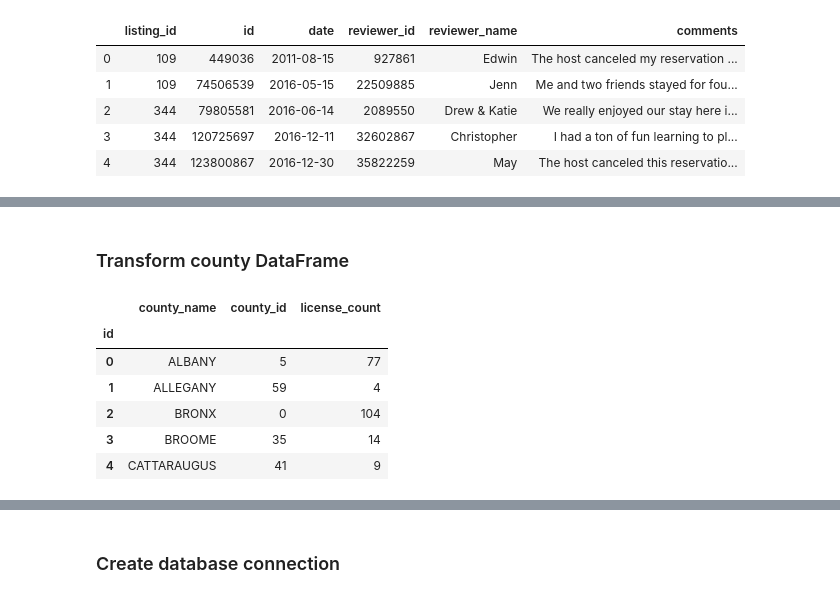
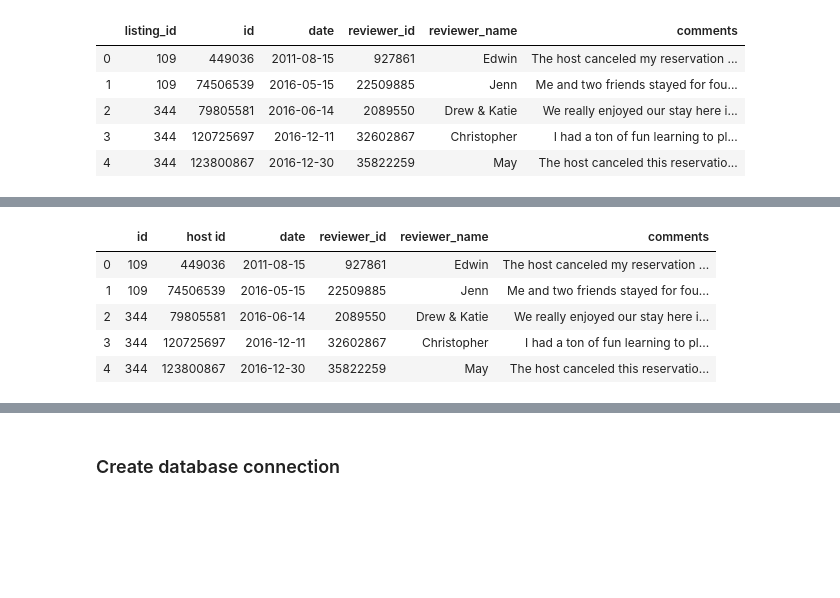
Before and after one commit to 9527-ol/ETL, a Jupyter notebook: Code/pandas_etl.ipynb, the cells around one changed output, grey strips where cells are left out. Drawn from its saved outputs; the diff is of its cells as text; code cells hidden in the pictures; blank space fills up the shorter version.

```diff
--- a/Code/pandas_etl.ipynb
+++ b/Code/pandas_etl.ipynb
@@ -86,24 +52,12 @@ premise_transformed.head()
-# %% [markdown]
-### Transform county DataFrame
-# %%
-county_cols = ["ID", "County Name (Licensee)", "County ID Code", "License Count"]
-county_transformed = county_df[county_cols].copy()
-
-# Rename the column headers
-county_transformed = county_transformed.rename(columns={"ID": "id",
-                                                         "County Name (Licensee)": "county_name",
-                                                         "License Count": "license_count",
-                                                         "County ID Code": "county_id"})
-
-# Set index
-county_transformed.set_index("id", inplace=True)
-
-county_transformed.head()
-# %% [output]
-|  | county_name | county_id | license_count |
-| id |  |  |  |
-| 0 | ALBANY | 5 | 77 |
-| 1 | ALLEGANY | 59 | 4 |
-| 2 | BRONX | 0 | 104 |
-| 3 | BROOME | 35 | 14 |
-| 4 | CATTARAUGUS | 41 | 9 |
+# %%
+# Change index column name in review dataframe so both dataframes can join
+raw_reviews_df_id = raw_reviews_df.rename(columns={"listing_id": "id",
+                                                   "id":"host id"})
+raw_reviews_df_id.head(5)
+# %% [output]
+|  | id | host id | date | reviewer_id | reviewer_name | comments |
+| 0 | 109 | 449036 | 2011-08-15 | 927861 | Edwin | The host canceled my reservation ... |
+| 1 | 109 | 74506539 | 2016-05-15 | 22509885 | Jenn | Me and two friends stayed for fou... |
+| 2 | 344 | 79805581 | 2016-06-14 | 2089550 | Drew & Katie | We really enjoyed our stay here i... |
+| 3 | 344 | 120725697 | 2016-12-11 | 32602867 | Christopher | I had a ton of fun learning to pl... |
+| 4 | 344 | 123800867 | 2016-12-30 | 35822259 | May | The host canceled this reservatio... |
```
Also changed, not shown: parts of 14 cells of this notebook, 3 other files.
